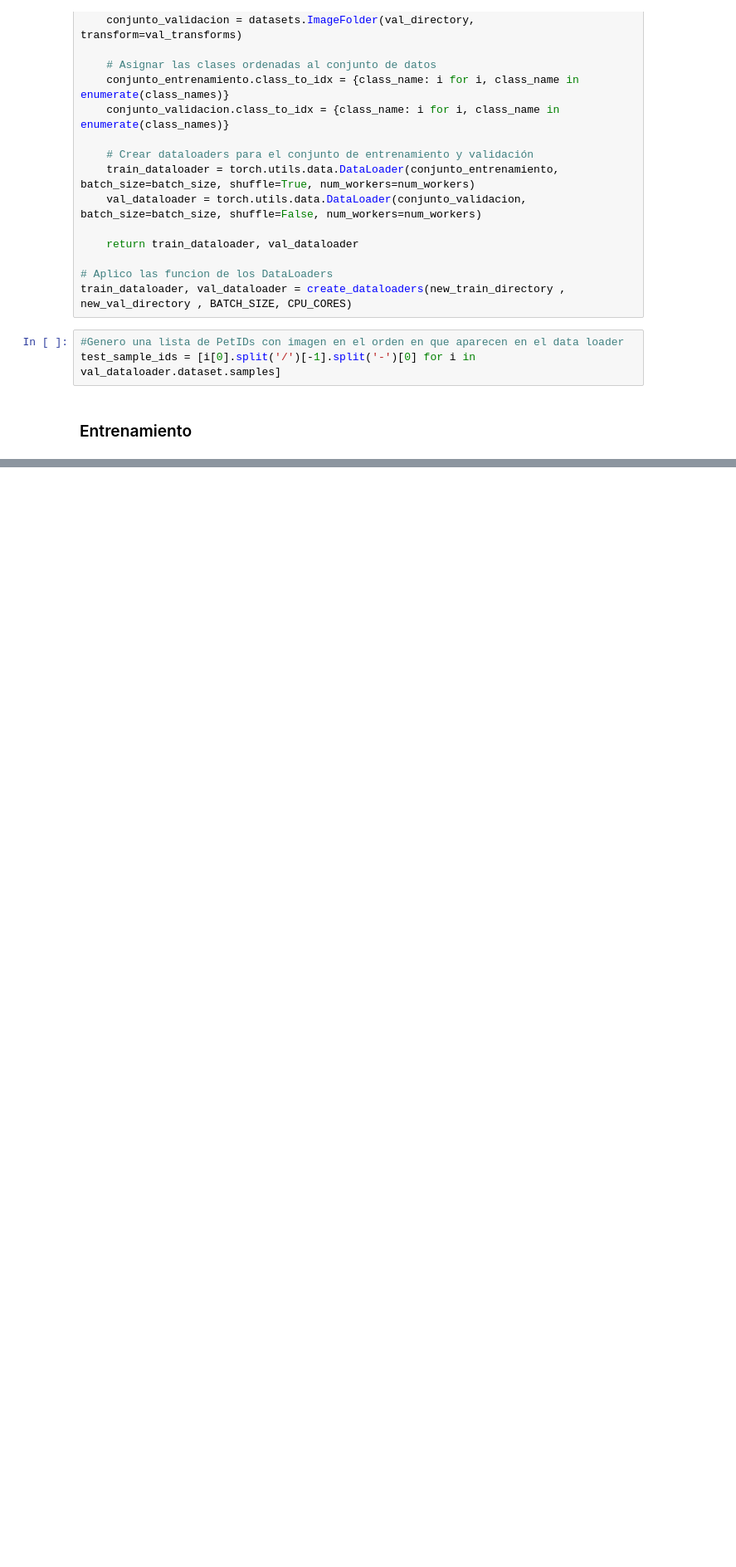
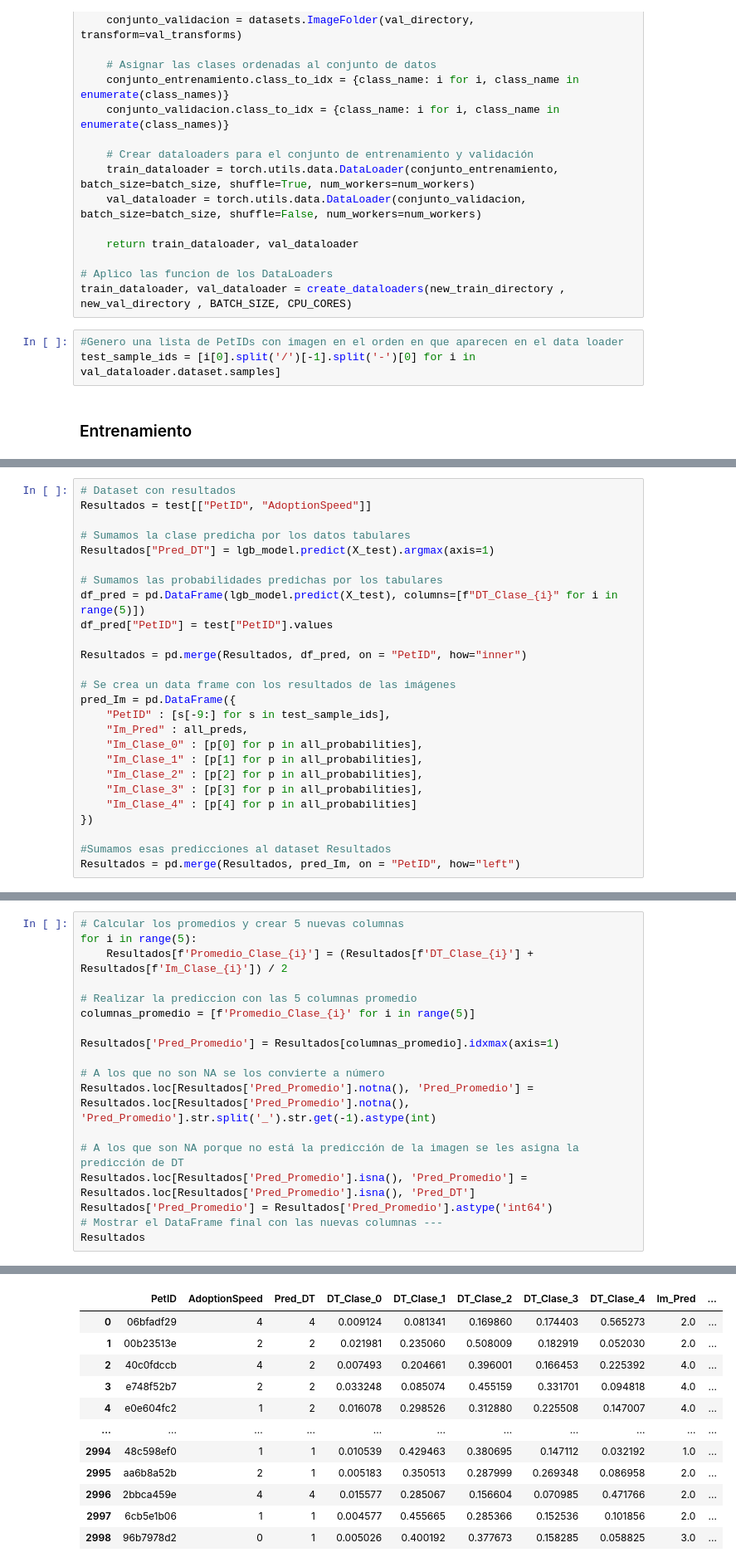
Before and after one commit to gabitoccalino/UA_MDM_Labo2, a Jupyter notebook: tutoriales/07_Entrega_Final_LDI2.ipynb, the cells around one changed output, grey strips where cells are left out. Shown: that part at 83% size. Cells and saved outputs as stored; diff of their text form; blank space fills up the shorter version.

Commit message:
Modelo de imágenes y combinación de resultados

```diff
--- a/tutoriales/07_Entrega_Final_LDI2.ipynb
+++ b/tutoriales/07_Entrega_Final_LDI2.ipynb
@@ -821,0 +891,26 @@ KeyboardInterrupt:
+# %%
+# Dataset con resultados
+Resultados = test[["PetID", "AdoptionSpeed"]]
+
+# Sumamos la clase predicha por los datos tabulares
+Resultados["Pred_DT"] = lgb_model.predict(X_test).argmax(axis=1)
+
+# Sumamos las probabilidades predichas por los tabulares
+df_pred = pd.DataFrame(lgb_model.predict(X_test), columns=[f"DT_Clase_{i}" for i in range(5)])
+df_pred["PetID"] = test["PetID"].values
+
+Resultados = pd.merge(Resultados, df_pred, on = "PetID", how="inner")
+
+# Se crea un data frame con los resultados de las imágenes
+pred_Im = pd.DataFrame({
+    "PetID" : [s[-9:] for s in test_sample_ids],
+    "Im_Pred" : all_preds,
+    "Im_Clase_0" : [p[0] for p in all_probabilities],
+    "Im_Clase_1" : [p[1] for p in all_probabilities],
+    "Im_Clase_2" : [p[2] for p in all_probabilities],
+    "Im_Clase_3" : [p[3] for p in all_probabilities],
+    "Im_Clase_4" : [p[4] for p in all_probabilities]
+})
+
+#Sumamos esas predicciones al dataset Resultados
+Resultados = pd.merge(Resultados, pred_Im, on = "PetID", how="left")
@@ -821,0 +922,19 @@ KeyboardInterrupt:
+# %%
+# Calcular los promedios y crear 5 nuevas columnas
+for i in range(5):
+    Resultados[f'Promedio_Clase_{i}'] = (Resultados[f'DT_Clase_{i}'] + Resultados[f'Im_Clase_{i}']) / 2
+
+# Realizar la prediccion con las 5 columnas promedio
+columnas_promedio = [f'Promedio_Clase_{i}' for i in range(5)]
+
+Resultados['Pred_Promedio'] = Resultados[columnas_promedio].idxmax(axis=1)
+
+# A los que no son NA se los convierte a número
+Resultados.loc[Resultados['Pred_Promedio'].notna(), 'Pred_Promedio'] = Resultados.loc[Resultados['Pred_Promedio'].notna(), 'Pred_Promedio'].str.split('_').str.get(-1).astype(int)
+
+# A los que son NA porque no está la predicción de la imagen se les asigna la predicción de DT
+Resultados.loc[Resultados['Pred_Promedio'].isna(), 'Pred_Promedio'] = Resultados.loc[Resultados['Pred_Promedio'].isna(), 'Pred_DT']
+Resultados['Pred_Promedio'] = Resultados['Pred_Promedio'].astype('int64')
+# Mostrar el DataFrame final con las nuevas columnas ---
+Resultados
+# %% [output]
@@ -821,0 +942,12 @@ KeyboardInterrupt:
+|  | PetID | AdoptionSpeed | Pred_DT | DT_Clase_0 | DT_Clase_1 | DT_Clase_2 | DT_Clase_3 | DT_Clase_4 | Im_Pred | ... |
+| 0 | 06bfadf29 | 4 | 4 | 0.009124 | 0.081341 | 0.169860 | 0.174403 | 0.565273 | 2.0 | ... |
+| 1 | 00b23513e | 2 | 2 | 0.021981 | 0.235060 | 0.508009 | 0.182919 | 0.052030 | 2.0 | ... |
+| 2 | 40c0fdccb | 4 | 2 | 0.007493 | 0.204661 | 0.396001 | 0.166453 | 0.225392 | 4.0 | ... |
+| 3 | e748f52b7 | 2 | 2 | 0.033248 | 0.085074 | 0.455159 | 0.331701 | 0.094818 | 4.0 | ... |
+| 4 | e0e604fc2 | 1 | 2 | 0.016078 | 0.298526 | 0.312880 | 0.225508 | 0.147007 | 4.0 | ... |
+| ... | ... | ... | ... | ... | ... | ... | ... | ... | ... | ... |
+| 2994 | 48c598ef0 | 1 | 1 | 0.010539 | 0.429463 | 0.380695 | 0.147112 | 0.032192 | 1.0 | ... |
+| 2995 | aa6b8a52b | 2 | 1 | 0.005183 | 0.350513 | 0.287999 | 0.269348 | 0.086958 | 2.0 | ... |
+| 2996 | 2bbca459e | 4 | 4 | 0.015577 | 0.285067 | 0.156604 | 0.070985 | 0.471766 | 2.0 | ... |
+| 2997 | 6cb5e1b06 | 1 | 1 | 0.004577 | 0.455665 | 0.285366 | 0.152536 | 0.101856 | 2.0 | ... |
+| 2998 | 96b7978d2 | 0 | 1 | 0.005026 | 0.400192 | 0.377673 | 0.158285 | 0.058825 | 3.0 | ... |
```
Also changed, not shown: parts of 12 cells of this notebook, 2 other files.
